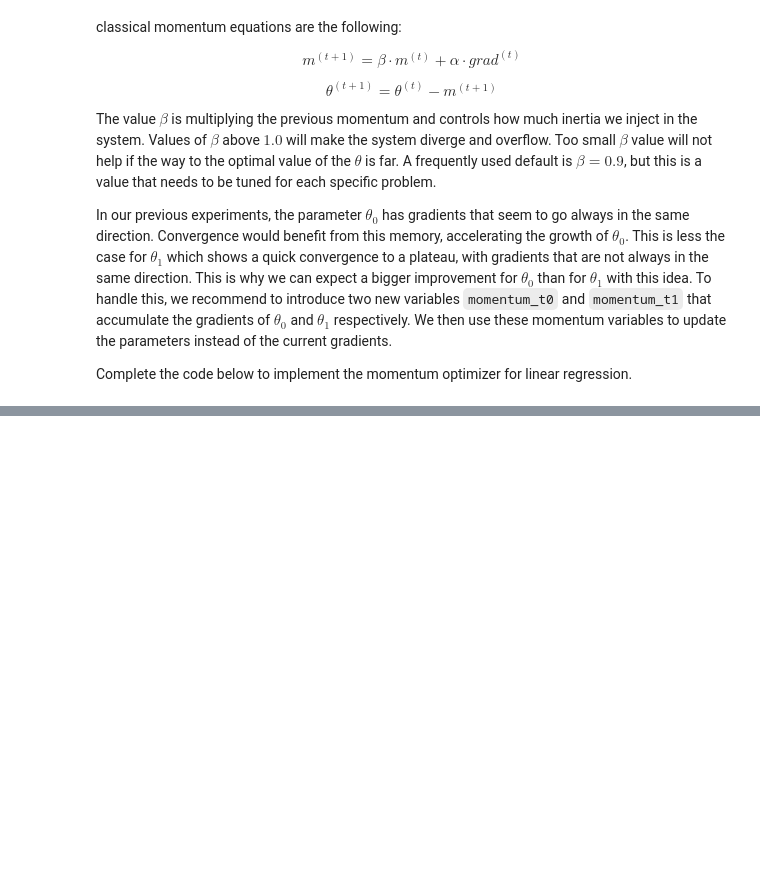
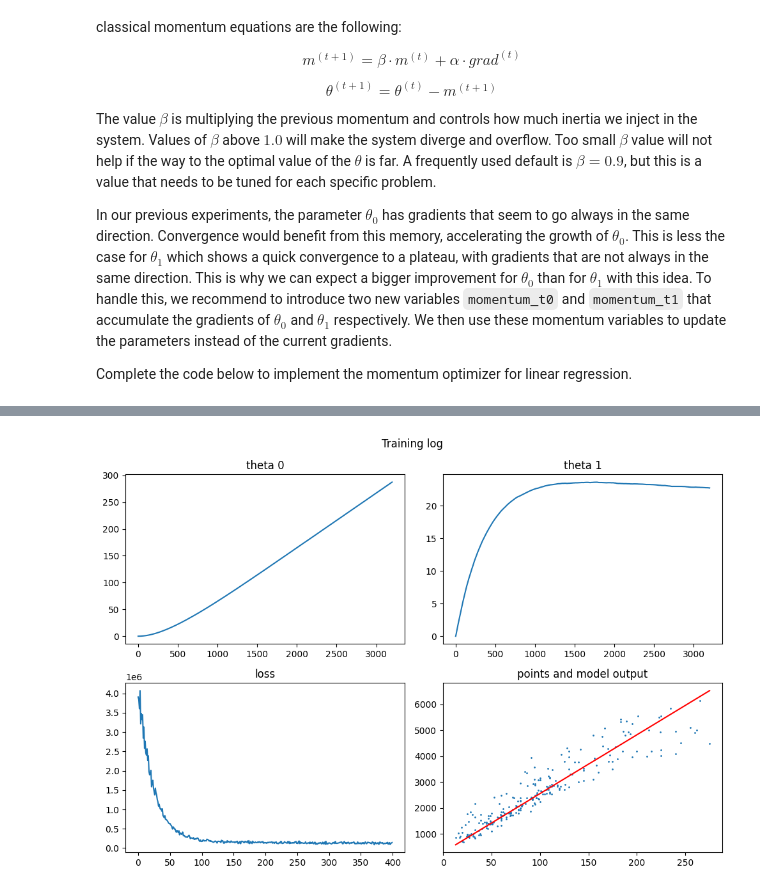
Before and after one commit to jdemidova/deep-learning-mpw, a Jupyter notebook: notebooks/cg/lucas_cg-linear-regression-stud.ipynb, the cells around one changed output, grey strips where cells are left out. Saved outputs shown, nothing was run; the diff lists cells and outputs as text; code cells hidden in the pictures; blank space fills up the shorter version.

```diff
--- a/notebooks/cg/lucas_cg-linear-regression-stud.ipynb
+++ b/notebooks/cg/lucas_cg-linear-regression-stud.ipynb
@@ -795,4 +795,78 @@ beta_momentum_t0 = 0.9999     # momentum factor for theta_0
 beta_momentum_t1 = 0.5000     # momentum factor for theta_1
 epochs = 400          # number of epochs (an epoch is a loop over the whole training set)
 
-... TO COMPLETE ...
+batch_size = 32
+N = len(living_area)
+t0 = 0.0
+t1 = 0.0
+
+# momentum velocity
+v_t0 = 0.0
+v_t1 = 0.0
+
+loss_evolution = []
+t0_evolution = []
+t1_evolution = []
+
+for epoch in range(epochs):
+    n_steps = N // batch_size + 1
+    epoch_loss = 0.0
+
+    for step in range(n_steps):
+
+        batch_grad_t0 = 0.0
+        batch_grad_t1 = 0.0
+        batch_loss = 0.0
+
+        for _ in range(batch_size):
+            n = random.choice(range(0, N))
+
+            cg.reset_values()
+            cg.forward([living_area[n], t0, t1, rent_price[n]])
+            cg.backward()
+
+            batch_grad_t0 += theta_0_node.grad_v
+            batch_grad_t1 += theta_1_node.grad_v
+            batch_loss += j_node.v
+
+        # average gradients over the batch
+        batch_grad_t0 /= batch_size
+        batch_grad_t1 /= batch_size
+        batch_loss /= batch_size
+
+        # momentum update
+        v_t0 = beta_momentum_t0 * v_t0 + alpha * batch_grad_t0
+        v_t1 = beta_momentum_t1 * v_t1 + alpha * batch_grad_t1
+
+        # update parameters once per batch
+        t0 -= v_t0 # update step for theta_0
+        t1 -= v_t1 # update step for theta_1
+
+        epoch_loss += batch_loss
+
+        t0_evolution.append(t0)
+        t1_evolution.append(t1)
+
+    loss_evolution.append(epoch_loss / n_steps)
+
+print("intercept (theta_0):", t0)
+print("slope (theta_1)    :", t1)
+y_hat_node = t0 + t1 * living_area
+J = mse_loss(y_hat_node, rent_price)
+print("The total value of the loss is:", J)
+rmse = rmse_loss(y_hat_node, rent_price)
+mae = mae_loss(y_hat_node, rent_price)
+mape = mape_loss(y_hat_node, rent_price)
+print(f"The total value of the RMSE loss is: {rmse:.3f}")
+print(f"The total value of the MAE loss is: {mae:.3f}")
+print(f"The total value of the MAPE loss is: {mape * 100 :.2f}%")
+print("Loss_evolution points (0.00-0.25-0.5-0.75-1.00 of epochs number): ")
+print(f"{loss_evolution[0]:.2f}",
+      f"{loss_evolution[len(loss_evolution) // 4]:.2f}",
+      f"{loss_evolution[len(loss_evolution) // 2]:.2f}",
+      f"{loss_evolution[len(loss_evolution) // 4 * 3]:.2f}",
+      f"{loss_evolution[-1]:.2f}")
+plateau_start = loss_evolution.index(next(filter(lambda x: x<=(0.25 * 1000000), loss_evolution)))
+print("Approx loss plateau start (epoch):", plateau_start)
+plot_training_log(loss_evolution, t0_evolution, t1_evolution, living_area, rent_price)
+# %% [output]
@@ -798,0 +882 @@ epochs = 400          # number of epochs (an epoch is a loop over the whole trai
+[figure, added]
```
Also changed, not shown: parts of 9 cells of this notebook.
